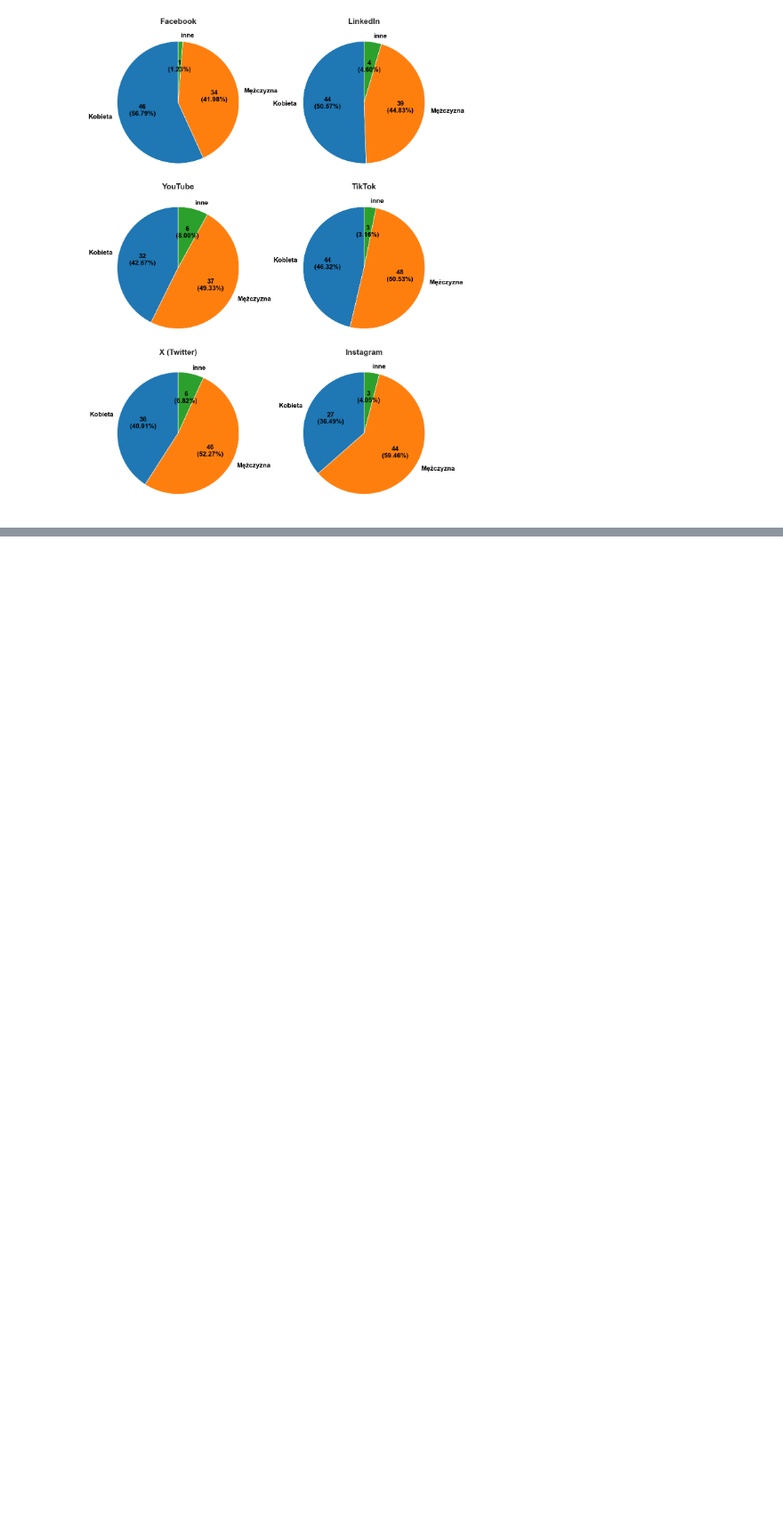
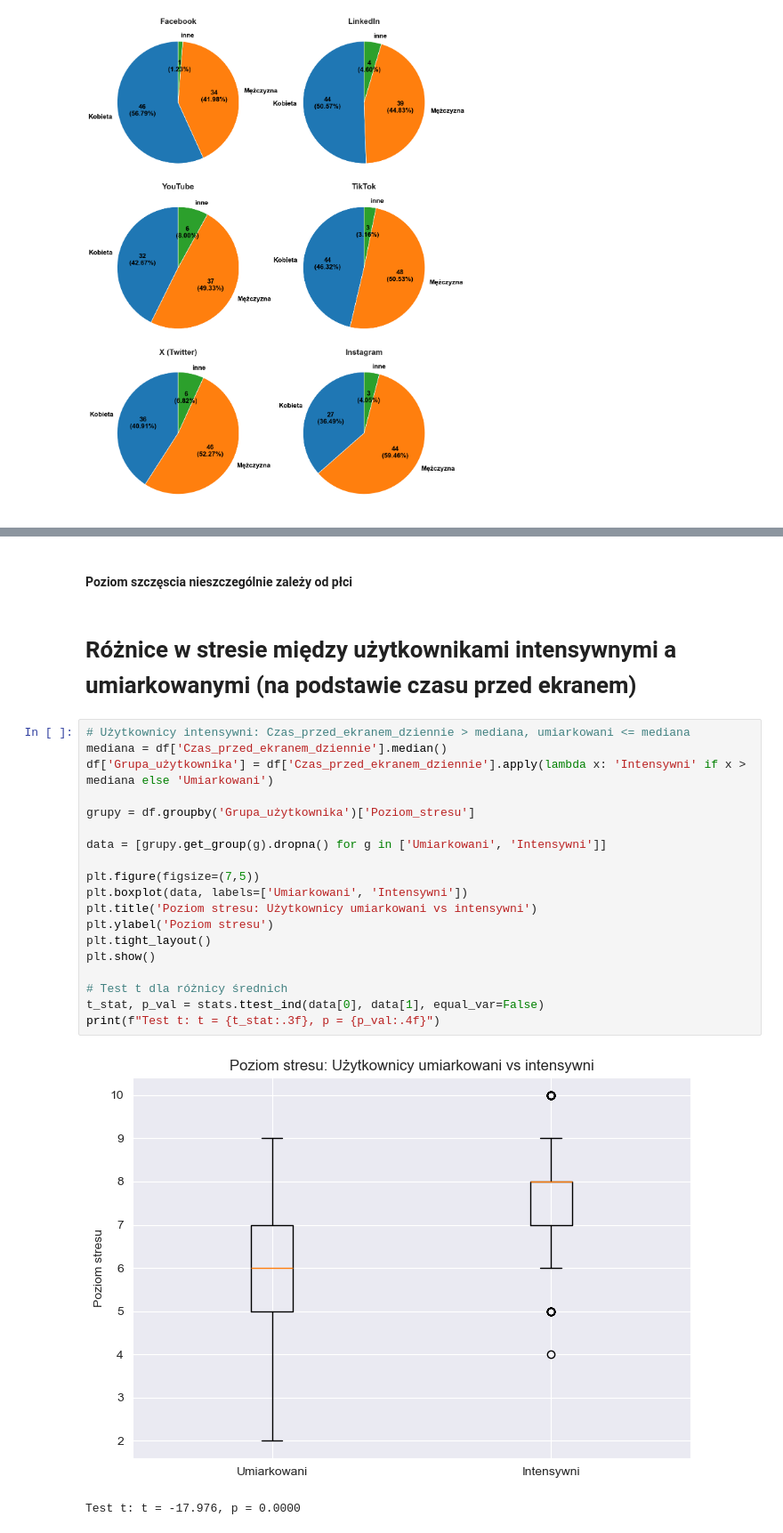
Before and after one commit to Grzywocz-W/Mental_health_and_social_media_analysis, a Jupyter notebook: Mental_Health_analysis.ipynb, the cells around one changed output, grey strips where cells are left out. Shown at 89% size. Drawn from its saved outputs; the diff is of its cells as text; blank space fills up the shorter version.

```diff
--- a/Mental_Health_analysis.ipynb
+++ b/Mental_Health_analysis.ipynb
@@ -416,0 +463,26 @@ plt.show()
+# %% [markdown]
+#### Poziom szczęscia nieszczególnie zależy od płci
+# %% [markdown]
+# Różnice w stresie między użytkownikami intensywnymi a umiarkowanymi (na podstawie czasu przed ekranem)
+# %%
+# Użytkownicy intensywni: Czas_przed_ekranem_dziennie > mediana, umiarkowani <= mediana
+mediana = df['Czas_przed_ekranem_dziennie'].median()
+df['Grupa_użytkownika'] = df['Czas_przed_ekranem_dziennie'].apply(lambda x: 'Intensywni' if x > mediana else 'Umiarkowani')
+
+grupy = df.groupby('Grupa_użytkownika')['Poziom_stresu']
+
+data = [grupy.get_group(g).dropna() for g in ['Umiarkowani', 'Intensywni']]
+
+plt.figure(figsize=(7,5))
+plt.boxplot(data, labels=['Umiarkowani', 'Intensywni'])
+plt.title('Poziom stresu: Użytkownicy umiarkowani vs intensywni')
+plt.ylabel('Poziom stresu')
+plt.tight_layout()
+plt.show()
+
+# Test t dla różnicy średnich
+t_stat, p_val = stats.ttest_ind(data[0], data[1], equal_var=False)
+print(f"Test t: t = {t_stat:.3f}, p = {p_val:.4f}")
+# %% [output]
+[figure, added]
+Test t: t = -17.976, p = 0.0000
```
Also changed, not shown: parts of 13 cells of this notebook, 1 other file.
